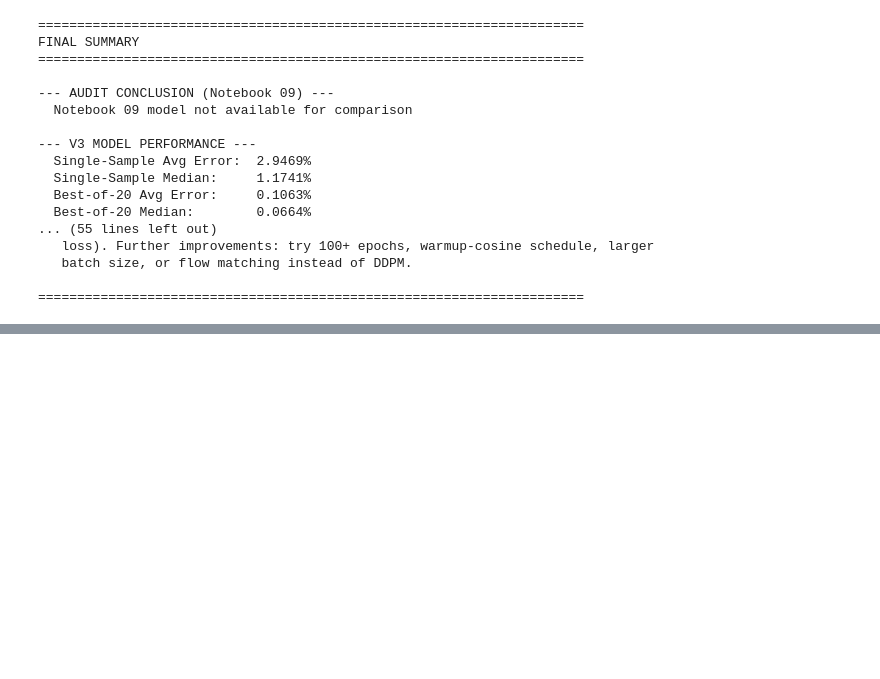
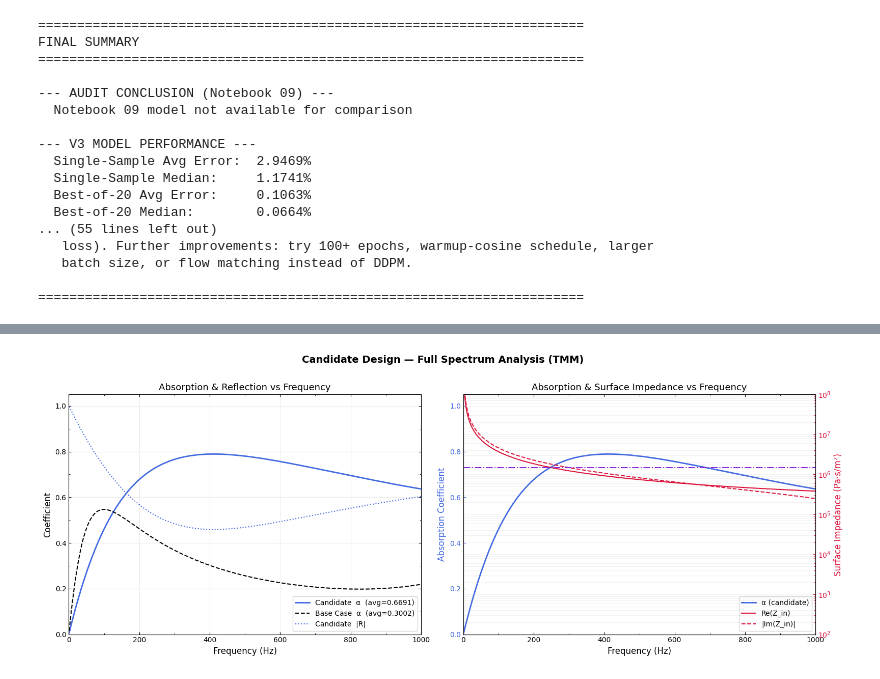
Before and after one commit to SlumberScript/Underwater-acoustics-absorption, a Jupyter notebook: notebooks/10_Advanced_Audit_and_Improved_Diffusion.ipynb, the cells around one changed output, grey strips where cells are left out. Cells and saved outputs as stored; diff of their text form; code cells hidden in the pictures; blank space fills up the shorter version.

Commit message:
extras graph

```diff
--- a/notebooks/10_Advanced_Audit_and_Improved_Diffusion.ipynb
+++ b/notebooks/10_Advanced_Audit_and_Improved_Diffusion.ipynb
@@ -2185,0 +2190,88 @@ FINAL SUMMARY
+# %%
+import sys, os
+sys.path.insert(0, os.path.join('..', 'src'))
+
+import numpy as np
+import matplotlib.pyplot as plt
+from matplotlib.ticker import AutoMinorLocator
+from Theoretical_model import calculate_acoustic_properties, get_base_case_parameters
+
+# ── Candidate parameters from the optimiser ──────────────────────────────────
+candidate_params = {
+    'rho': 1308.5281,
+    'eta': 0.8000,
+    'E'  : 80461040.0,   # E_real only — TMM multiplies by (1 + j*eta) internally
+    'nu' : 0.4623,
+    'W'  : 2000.0,       # panel width in mm (fixed)
+    # d1..d10 — all ten layer thicknesses in mm
+    'd'  : [10.5669, 5.6518, 4.2122, 9.1631, 15.8304,
+             7.4113, 7.9258, 15.9315, 3.7853, 3.2882],
+    # hollow layers 2,3,5,6,8,9 — perforation widths in mm
+    'm'  : {2: 1384.7462, 3: 592.7385,
+            5:  237.1104, 6:  70.4235,
+            8:  457.5565, 9: 1191.6594},
+}
+
+# ── Run TMM ──────────────────────────────────────────────────────────────────
+freq_c, alpha_c, R_c, Z_in_c = calculate_acoustic_properties(candidate_params)
+avg_alpha_c = np.mean(alpha_c)
+print(f"Candidate Average Absorption (1–1000 Hz): {avg_alpha_c:.6f}")
+
+# Base-case for reference
+base_params = get_base_case_parameters()
+freq_b, alpha_b, _, _ = calculate_acoustic_properties(base_params)
+avg_alpha_b = np.mean(alpha_b)
+print(f"Base-Case  Average Absorption (1–1000 Hz): {avg_alpha_b:.6f}")
+
+# ── Plot ─────────────────────────────────────────────────────────────────────
+fig, axes = plt.subplots(1, 2, figsize=(16, 6))
+
+# --- Left: absorption + reflection vs frequency ---
+ax1 = axes[0]
+ax1.plot(freq_c, alpha_c, color='royalblue', lw=2.0,
+         label=f'Candidate  α  (avg={avg_alpha_c:.4f})')
+ax1.plot(freq_b, alpha_b, color='black', lw=1.5, linestyle='--',
+         label=f'Base Case  α  (avg={avg_alpha_b:.4f})')
+ax1.plot(freq_c, np.abs(R_c), color='royalblue', lw=1.5, linestyle=':',
+         label='Candidate  |R|')
+ax1.set_xlabel('Frequency (Hz)', fontsize=12)
+ax1.set_ylabel('Coefficient', fontsize=12)
+ax1.set_xlim(0, 1000); ax1.set_ylim(0, 1.05)
+ax1.set_yticks(np.arange(0, 1.1, 0.2))
+ax1.yaxis.set_minor_locator(AutoMinorLocator(2))
+ax1.xaxis.set_minor_locator(AutoMinorLocator(2))
+ax1.tick_params(direction='in', which='both', top=True, right=True)
+ax1.legend(fontsize=10, loc='lower right')
+ax1.set_title('Absorption & Reflection vs Frequency', fontsize=13)
+ax1.grid(True, alpha=0.25)
+
+# --- Right: surface impedance on log-y axis ---
+ax2l = axes[1]
+ax2r = ax2l.twinx()
+
+l1, = ax2l.plot(freq_c, alpha_c, color='royalblue', lw=2.0, label='α (candidate)')
+ax2l.set_xlabel('Frequency (Hz)', fontsize=12)
+ax2l.set_ylabel('Absorption Coefficient', fontsize=12, color='royalblue')
+ax2l.set_xlim(0, 1000); ax2l.set_ylim(0, 1.05)
+ax2l.tick_params(axis='y', colors='royalblue', direction='in')
+ax2l.tick_params(axis='x', direction='in', which='both', top=True)
+ax2l.xaxis.set_minor_locator(AutoMinorLocator(2))
+
+l2, = ax2r.semilogy(freq_c, np.real(Z_in_c),  color='crimson', lw=1.5, label='Re(Z_in)')
+l3, = ax2r.semilogy(freq_c, np.abs(np.imag(Z_in_c)), color='crimson', lw=1.5,
+                    linestyle='--', label='|Im(Z_in)|')
+ax2r.axhline(1.5e6, color='blueviolet', lw=1.5, linestyle='-.', label='Z_water')
+ax2r.set_ylabel('Surface Impedance (Pa·s/m²)', fontsize=12, color='crimson')
+ax2r.set_ylim(1e2, 1e8)
+ax2r.tick_params(axis='y', colors='crimson', direction='in', which='both')
+
+lines = [l1, l2, l3]
+labels = [ln.get_label() for ln in lines]
+ax2l.legend(lines, labels, fontsize=10, loc='lower right')
+ax2l.set_title('Absorption & Surface Impedance vs Frequency', fontsize=13)
+ax2r.grid(True, alpha=0.15, which='both')
+
+plt.suptitle('Candidate Design — Full Spectrum Analysis (TMM)', fontsize=14, fontweight='bold', y=1.01)
+plt.tight_layout()
+plt.show()
+# %% [output]
@@ -2185,0 +2280 @@ FINAL SUMMARY
+[figure, added]
```
Also changed, not shown: parts of 2 cells of this notebook, 1 other file.
